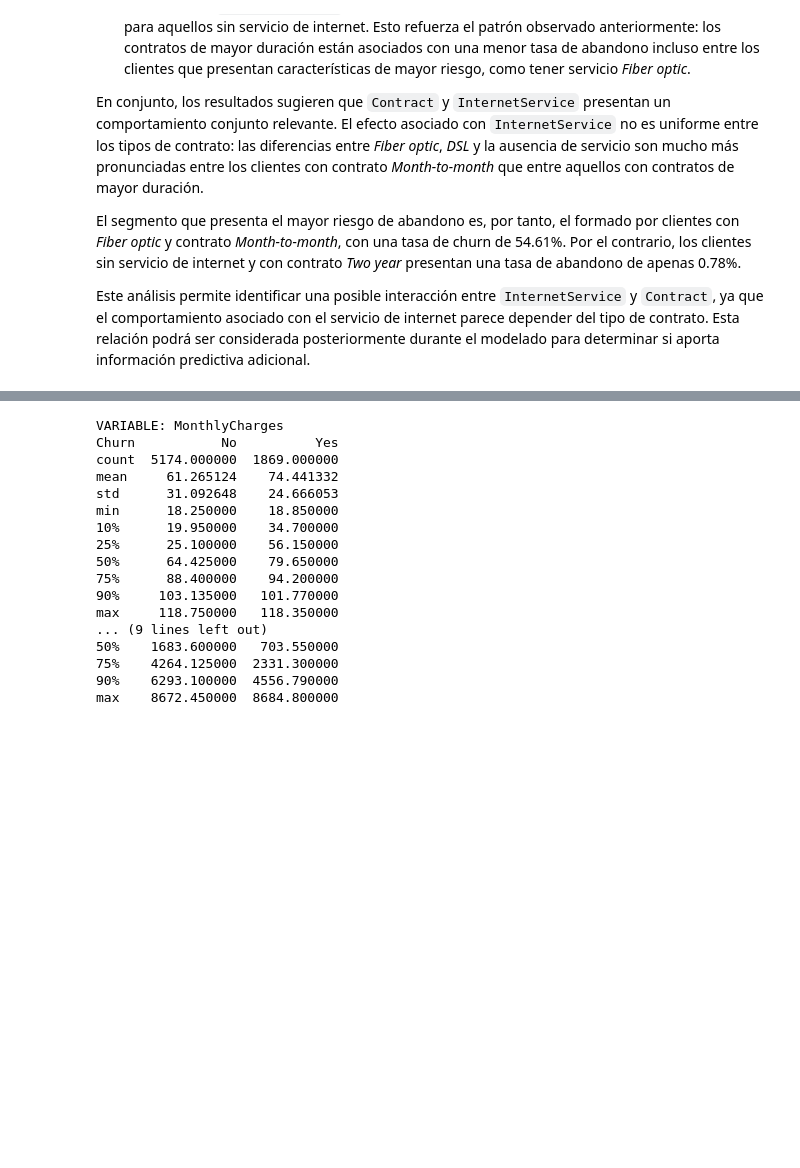
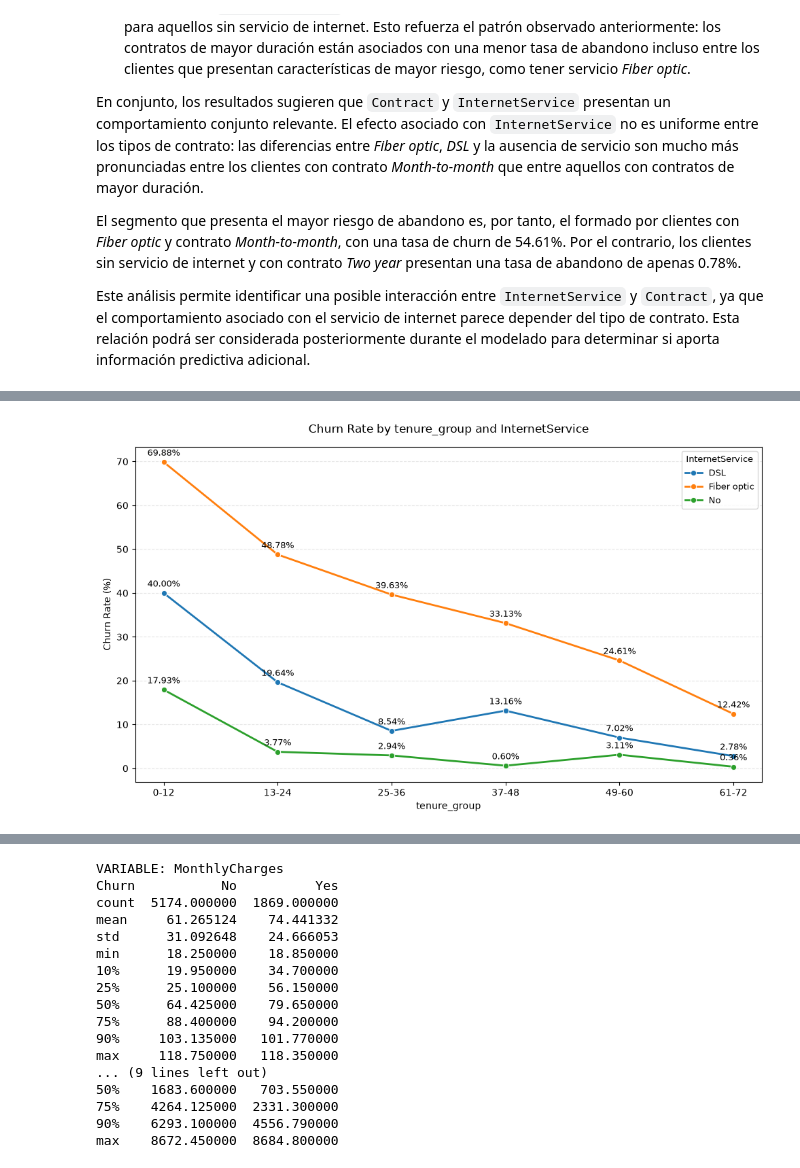
Before and after one commit to josue-rdgzcb/customer-churn-prediction-and-segmentation, a Jupyter notebook: notebooks/01_data_exploration.ipynb, the cells around one changed output, grey strips where cells are left out. Cells and saved outputs as stored; diff of their text form; code cells hidden in the pictures; blank space fills up the shorter version.

Commit message:
feat(notebook): add churn rate analysis for internet service and tenure

```diff
--- a/notebooks/01_data_exploration.ipynb
+++ b/notebooks/01_data_exploration.ipynb
@@ -1270,0 +1281,10 @@ Este análisis permite identificar una posible interacción entre `InternetServi
+# %%
+# Plot churn rate by internet service and tenure groups
+plot_churn_rate_by_group(
+    df=df,
+    x_feature="tenure_group",
+    hue_feature="InternetService",
+    target="Churn_bool",
+)
+# %% [output]
+[figure, added]
```
Also changed, not shown: parts of 8 cells of this notebook.
